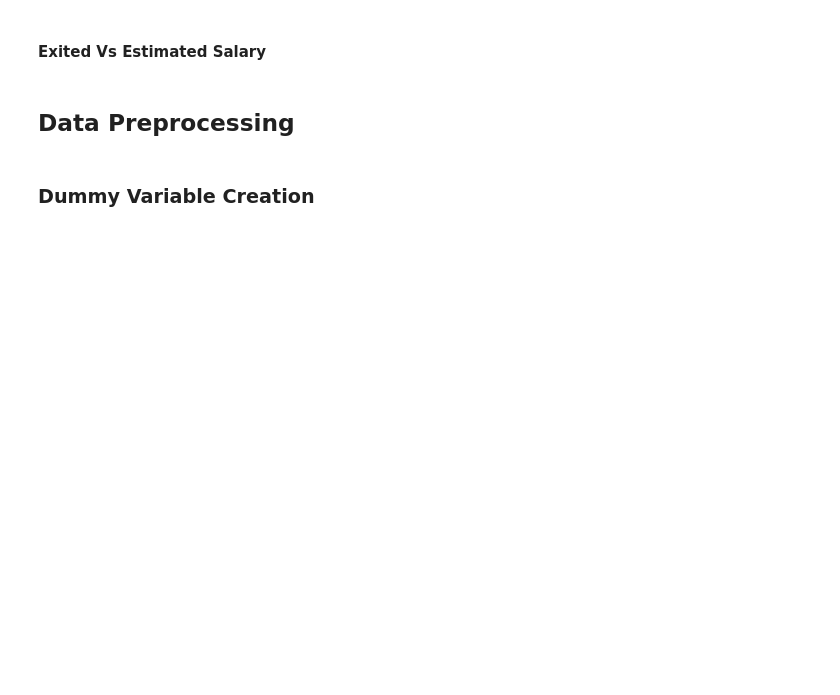
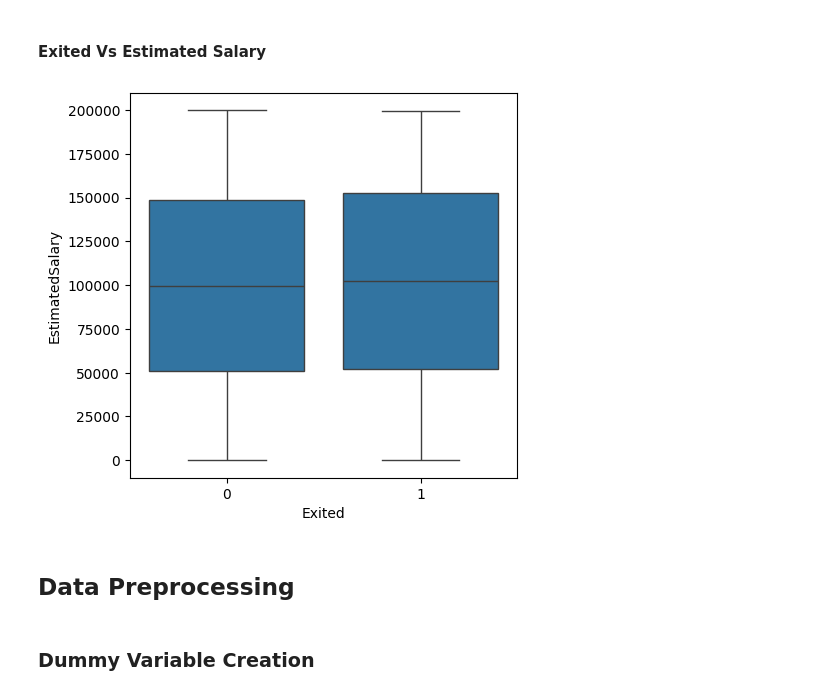
Before and after one commit to julioQuantico/Bank-Churn-Prediction---Project-4---Neural-Networks, a Jupyter notebook: INN_Learner_Notebook_Low_code.ipynb, the cells around one changed output. Cells and saved outputs as stored; diff of their text form; code cells hidden in the pictures; blank space fills up the shorter version.

```diff
--- a/INN_Learner_Notebook_Low_code.ipynb
+++ b/INN_Learner_Notebook_Low_code.ipynb
@@ -525,8 +528,10 @@ plt.show()
 #### Exited Vs Estimated Salary
 # %%
 plt.figure(figsize=(5,5))
-sns.boxplot(y='______',x='____',data=______)               ## Complete the code to plot the boxplot for Exited and Estimated Salary
+sns.boxplot(y='EstimatedSalary',x='Exited',data=ds)               ## Complete the code to plot the boxplot for Exited and Estimated Salary
 plt.show()
+# %% [output]
+[figure, added]
 # %% [markdown]
 ## Data Preprocessing
 # %% [markdown]
```
Also changed, not shown: parts of 21 cells of this notebook.
